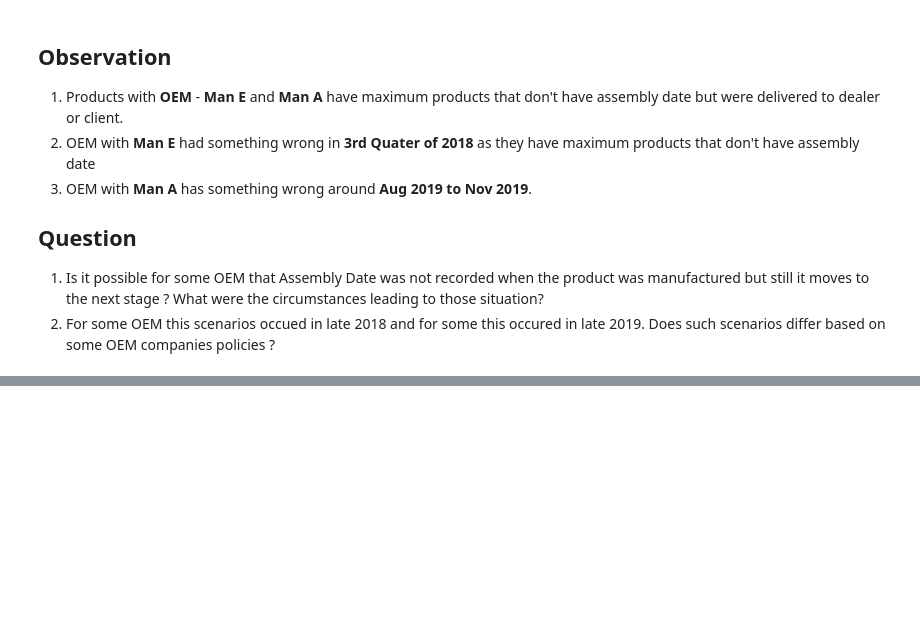
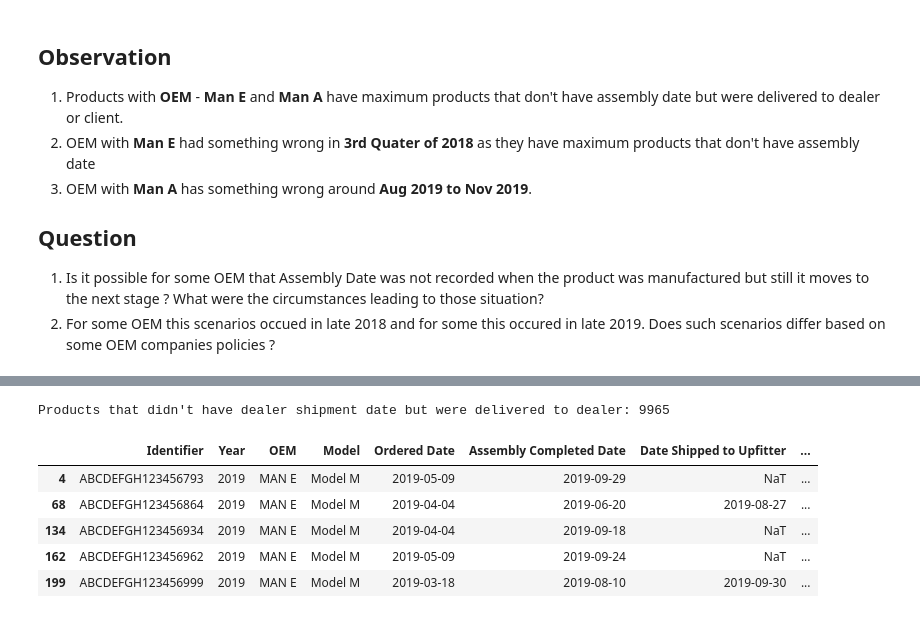
Before and after one commit to navjotsingh151/Sensor-TimeSeriesAnalysis, a Jupyter notebook: InsuranceData.ipynb, the cells around one changed output, grey strips where cells are left out. Cells and saved outputs as stored; diff of their text form; code cells hidden in the pictures; blank space fills up the shorter version.

Commit message:
Delivery Line Analysis

```diff
--- a/InsuranceData.ipynb
+++ b/InsuranceData.ipynb
@@ -285,0 +527,15 @@ print(data_no_assembly_date_c.groupby(['OEM','Model'],
+# %%
+data_not_ship_deliver  = data[
+                       ( data['Delivered to Dealer'].notna() ) &
+                       ( data['Ship Date To Dealer'].isna() )
+                        ]
+print("Products that didn't have dealer shipment date but were delivered to dealer:", len(data_not_ship_deliver))
+data_not_ship_deliver.head()
+# %% [output]
+Products that didn't have dealer shipment date but were delivered to dealer: 9965
+|  | Identifier | Year | OEM | Model | Ordered Date | Assembly Completed Date | Date Shipped to Upfitter | ... |
+| 4 | ABCDEFGH123456793 | 2019 | MAN E | Model M | 2019-05-09 | 2019-09-29 | NaT | ... |
+| 68 | ABCDEFGH123456864 | 2019 | MAN E | Model M | 2019-04-04 | 2019-06-20 | 2019-08-27 | ... |
+| 134 | ABCDEFGH123456934 | 2019 | MAN E | Model M | 2019-04-04 | 2019-09-18 | NaT | ... |
+| 162 | ABCDEFGH123456962 | 2019 | MAN E | Model M | 2019-05-09 | 2019-09-24 | NaT | ... |
+| 199 | ABCDEFGH123456999 | 2019 | MAN E | Model M | 2019-03-18 | 2019-08-10 | 2019-09-30 | ... |
```
Also changed, not shown: parts of 29 cells of this notebook.
